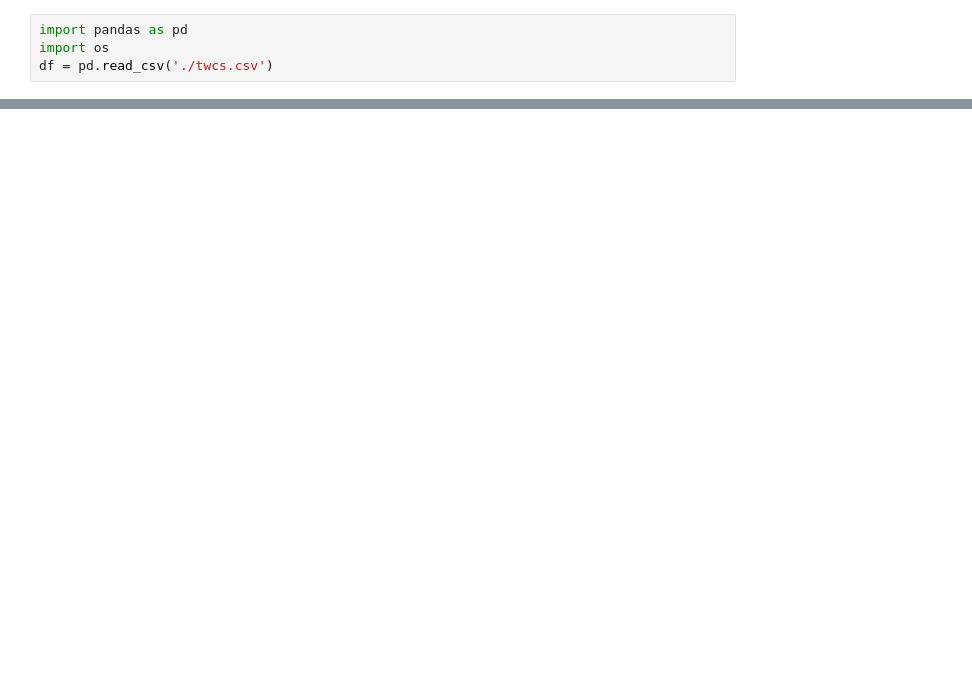
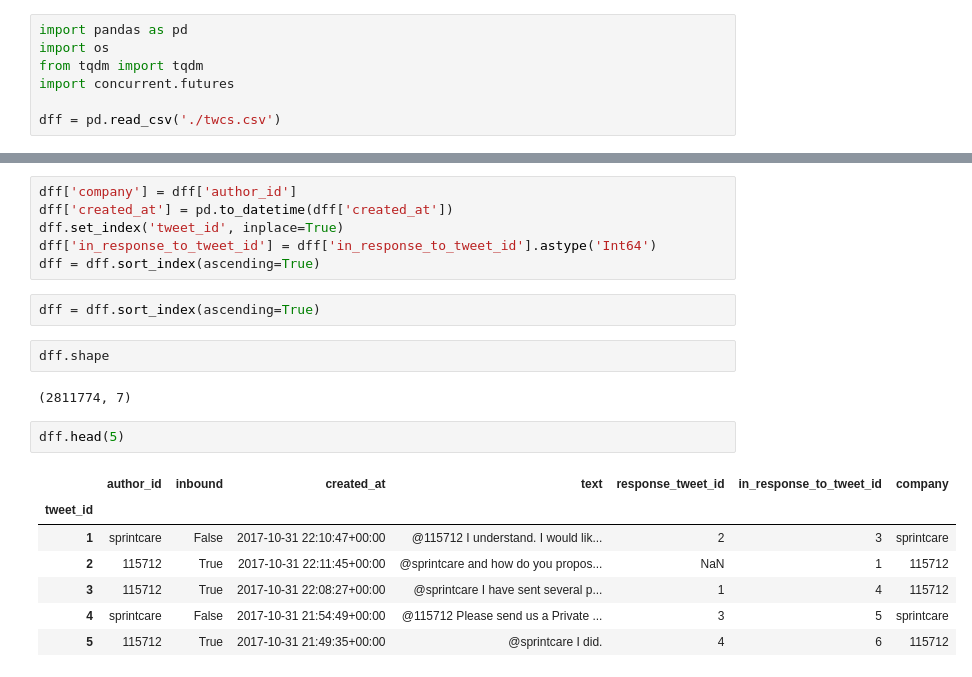
Before and after one commit to Sydney-Informatics-Hub/juxtorpus, a Jupyter notebook: notebooks/demos/taster_workshop/twcs_proc.ipynb, the cells around one changed output, grey strips where cells are left out. Saved outputs shown, nothing was run; the diff lists cells and outputs as text; blank space fills up the shorter version.

Commit message:
Processed twcs data
Add conversation groups
Add company to each conversation

```diff
--- a/notebooks/demos/taster_workshop/twcs_proc.ipynb
+++ b/notebooks/demos/taster_workshop/twcs_proc.ipynb
@@ -1,4 +1,7 @@
 # %%
 import pandas as pd
 import os
-df = pd.read_csv('./twcs.csv')
+from tqdm import tqdm
+import concurrent.futures
+
+dff = pd.read_csv('./twcs.csv')
@@ -147,0 +8,22 @@ test.head(30)
+# %%
+dff['company'] = dff['author_id']
+dff['created_at'] = pd.to_datetime(dff['created_at'])
+dff.set_index('tweet_id', inplace=True)
+dff['in_response_to_tweet_id'] = dff['in_response_to_tweet_id'].astype('Int64')
+dff = dff.sort_index(ascending=True)
+# %%
+dff = dff.sort_index(ascending=True)
+# %%
+dff.shape
+# %% [output]
+(2811774, 7)
+# %%
+dff.head(5)
+# %% [output]
+|  | author_id | inbound | created_at | text | response_tweet_id | in_response_to_tweet_id | company |
+| tweet_id |  |  |  |  |  |  |  |
+| 1 | sprintcare | False | 2017-10-31 22:10:47+00:00 | @115712 I understand. I would lik... | 2 | 3 | sprintcare |
+| 2 | 115712 | True | 2017-10-31 22:11:45+00:00 | @sprintcare and how do you propos... | NaN | 1 | 115712 |
+| 3 | 115712 | True | 2017-10-31 22:08:27+00:00 | @sprintcare I have sent several p... | 1 | 4 | 115712 |
+| 4 | sprintcare | False | 2017-10-31 21:54:49+00:00 | @115712 Please send us a Private ... | 3 | 5 | sprintcare |
+| 5 | 115712 | True | 2017-10-31 21:49:35+00:00 | @sprintcare I did. | 4 | 6 | 115712 |
```
Also changed, not shown: parts of 20 cells of this notebook, 5 other files.
